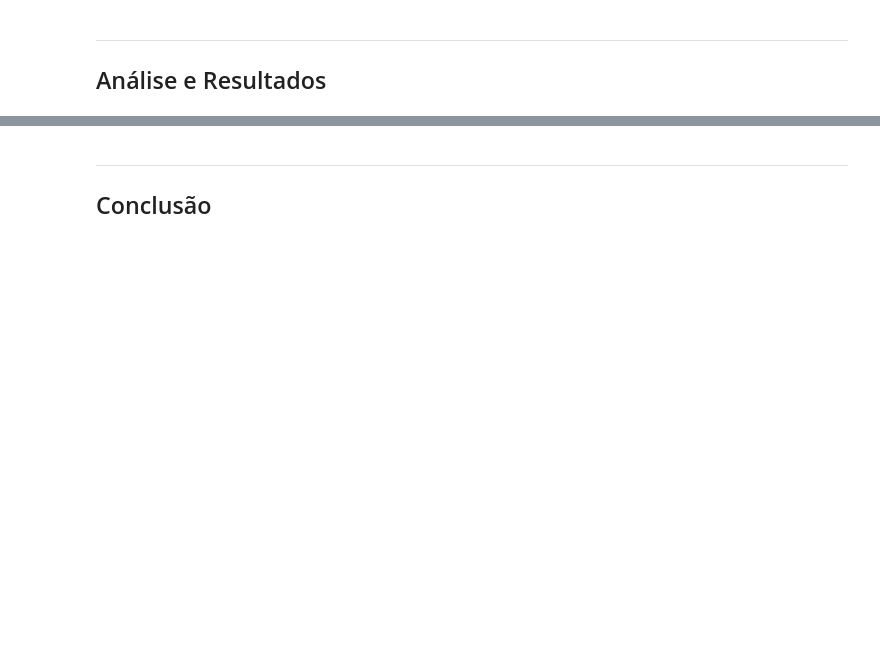
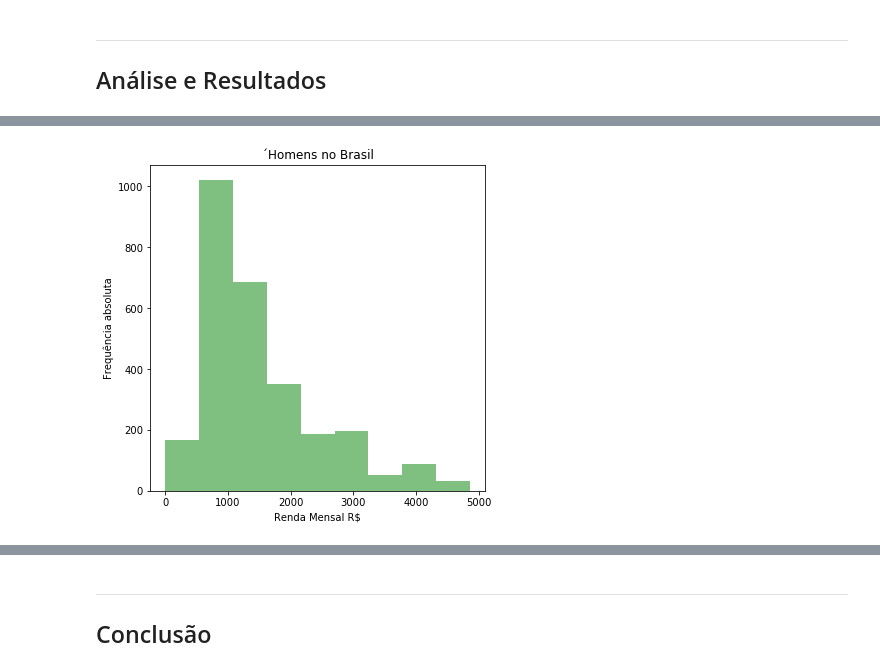
Before and after one commit to Lucianacadef/CDDP-P1, a Jupyter notebook: Projeto1 Layout (1).ipynb, the cells around one changed output, grey strips where cells are left out. Cells and saved outputs as stored; diff of their text form; code cells hidden in the pictures; blank space fills up the shorter version.

```diff
--- a/Projeto1 Layout (1).ipynb
+++ b/Projeto1 Layout (1).ipynb
@@ -63,0 +264,10 @@ ___
+# %%
+#GRÁFICO RENDA MENSAL (FREQ ABSOLTUTA) DOS HOMENS NO BRASIL - 2011
+
+# pd.DataFrame([DFALL['Rendimento mensal'][DFALL['Sexo']=='Homem'],salHcat]).T
+DFALL['Rendimento mensal'][DFALL['Sexo']=='Homem'].plot.hist(bins=faixa, title='´Homens no Brasil', figsize=(6,6), color='green', alpha=0.5)
+plt.ylabel('Frequência absoluta')
+plt.xlabel('Renda Mensal R$')
+plt.show()
+# %% [output]
+[figure, added]
```
Also changed, not shown: parts of 73 cells of this notebook.
